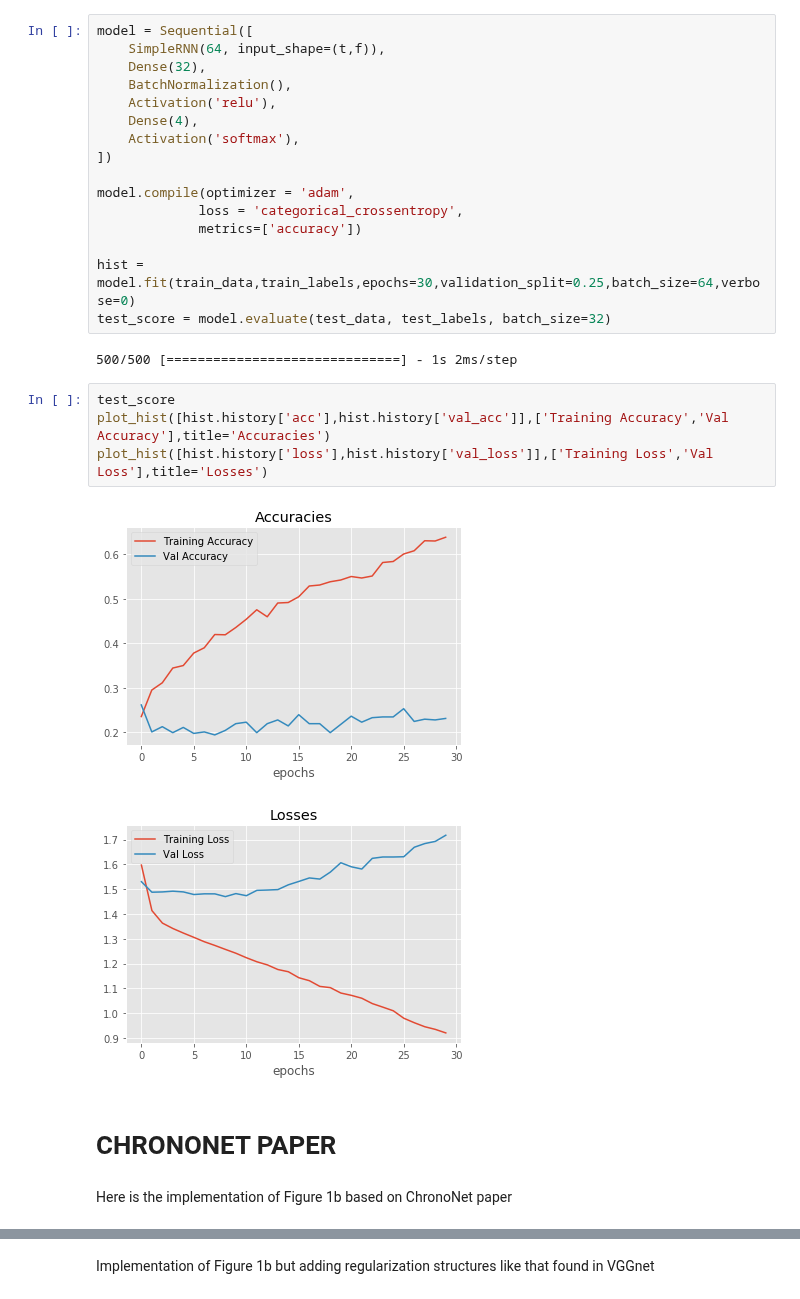
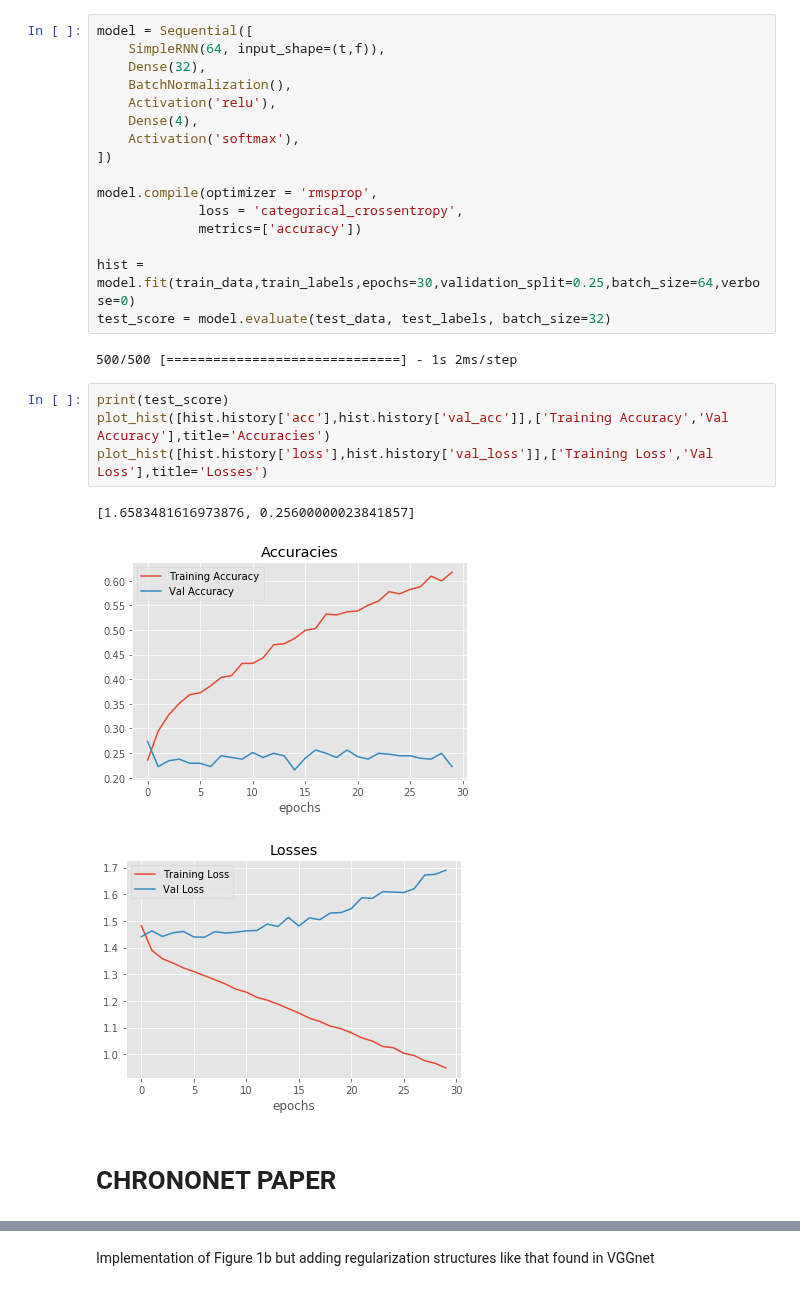
Before and after one commit to kunalpatel1793/Neural-Nets-Final-Project, a Jupyter notebook: Model.ipynb, the cells around one changed output, grey strips where cells are left out. Cells and saved outputs as stored; diff of their text form.

```diff
--- a/Model.ipynb
+++ b/Model.ipynb
@@ -180,7 +178,7 @@ model = Sequential([
     Activation('softmax'),
 ])
 
-model.compile(optimizer = 'adam',
+model.compile(optimizer = 'rmsprop',
              loss = 'categorical_crossentropy',
              metrics=['accuracy'])
 
@@ -189,13 +187,12 @@ test_score = model.evaluate(test_data, test_labels, batch_size=32)
 # %% [output]
 500/500 [==============================] - 1s 2ms/step
 # %%
-test_score
+print(test_score)
 plot_hist([hist.history['acc'],hist.history['val_acc']],['Training Accuracy','Val Accuracy'],title='Accuracies')
 plot_hist([hist.history['loss'],hist.history['val_loss']],['Training Loss','Val Loss'],title='Losses')
 # %% [output]
+[1.6583481616973876, 0.25600000023841857]
-[figure, old version]
+[figure, new version]
-[figure, old version]
+[figure, new version]
 # %% [markdown]
 # CHRONONET PAPER
-# %% [markdown]
-Here is the implementation of Figure 1b based on ChronoNet paper
```
Also changed, not shown: parts of 14 cells of this notebook.
